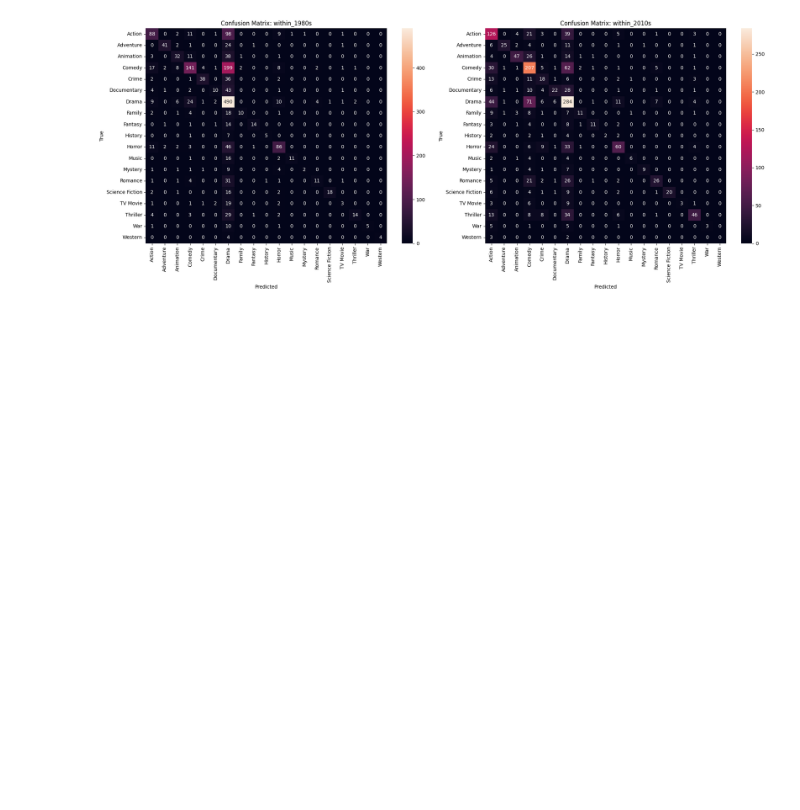
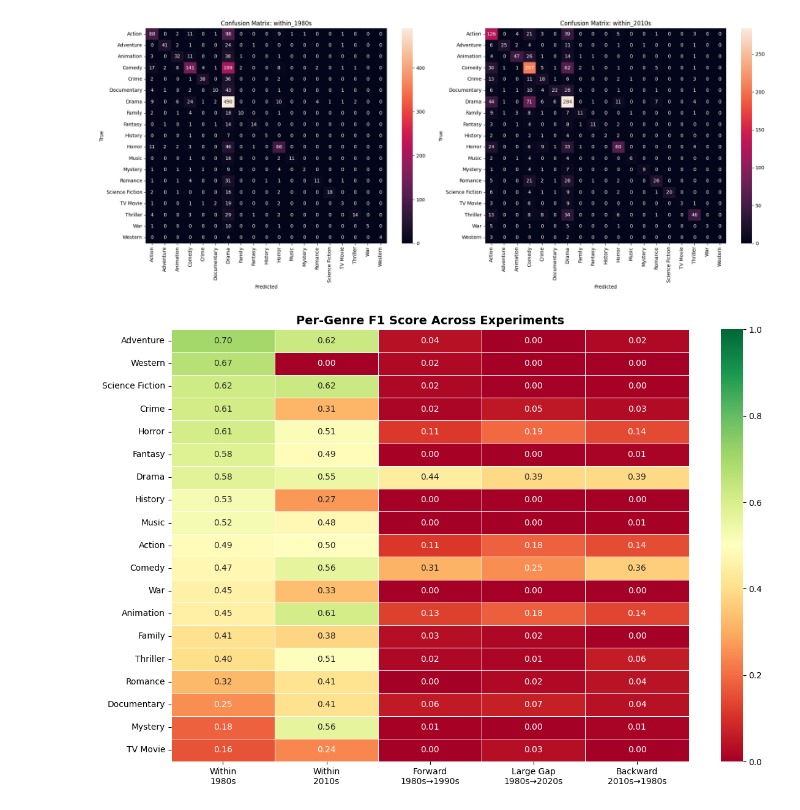
Before and after one commit to katemhouston/movie-poster-genre, a Jupyter notebook: notebooks/evaluation.ipynb, the cells around one changed output. Saved outputs shown, nothing was run; the diff lists cells and outputs as text; code cells hidden in the pictures; blank space fills up the shorter version.

```diff
--- a/notebooks/evaluation.ipynb
+++ b/notebooks/evaluation.ipynb
@@ -113,3 +188,40 @@ plt.savefig("assets/confusion_matrices.png", dpi=150)
 plt.show()
 # %% [output]
 [figure]
+# %%
+genre_names = list(label_to_idx.keys())
+
+genre_f1s = {}
+for exp_name, data in results.items():
+    per_class = f1_score(data["labels"], data["predictions"], average=None, zero_division=0)
+    genre_f1s[exp_name] = per_class
+
+genre_f1_df = pd.DataFrame(genre_f1s, index=genre_names)
+
+genre_f1_df.columns = [
+    "Within\n1980s",
+    "Within\n2010s",
+    "Forward\n1980s→1990s",
+    "Large Gap\n1980s→2020s",
+    "Backward\n2010s→1980s"
+]
+
+genre_f1_df = genre_f1_df.sort_values("Within\n1980s", ascending=False)
+
+plt.figure(figsize=(12, 8))
+sns.heatmap(
+    genre_f1_df,
+    annot=True,
+    fmt='.2f',
+    cmap='RdYlGn',
+    vmin=0,
+    vmax=1,
+    linewidths=0.5
+)
+
+plt.title("Per-Genre F1 Score Across Experiments", fontsize=14, fontweight='bold')
+plt.tight_layout()
+plt.savefig("assets/per_genre_f1_heatmap.png", dpi=150, bbox_inches='tight')
+plt.show()
+# %% [output]
+[figure, added]
```
Also changed, not shown: parts of 5 cells of this notebook, 4 other files.
